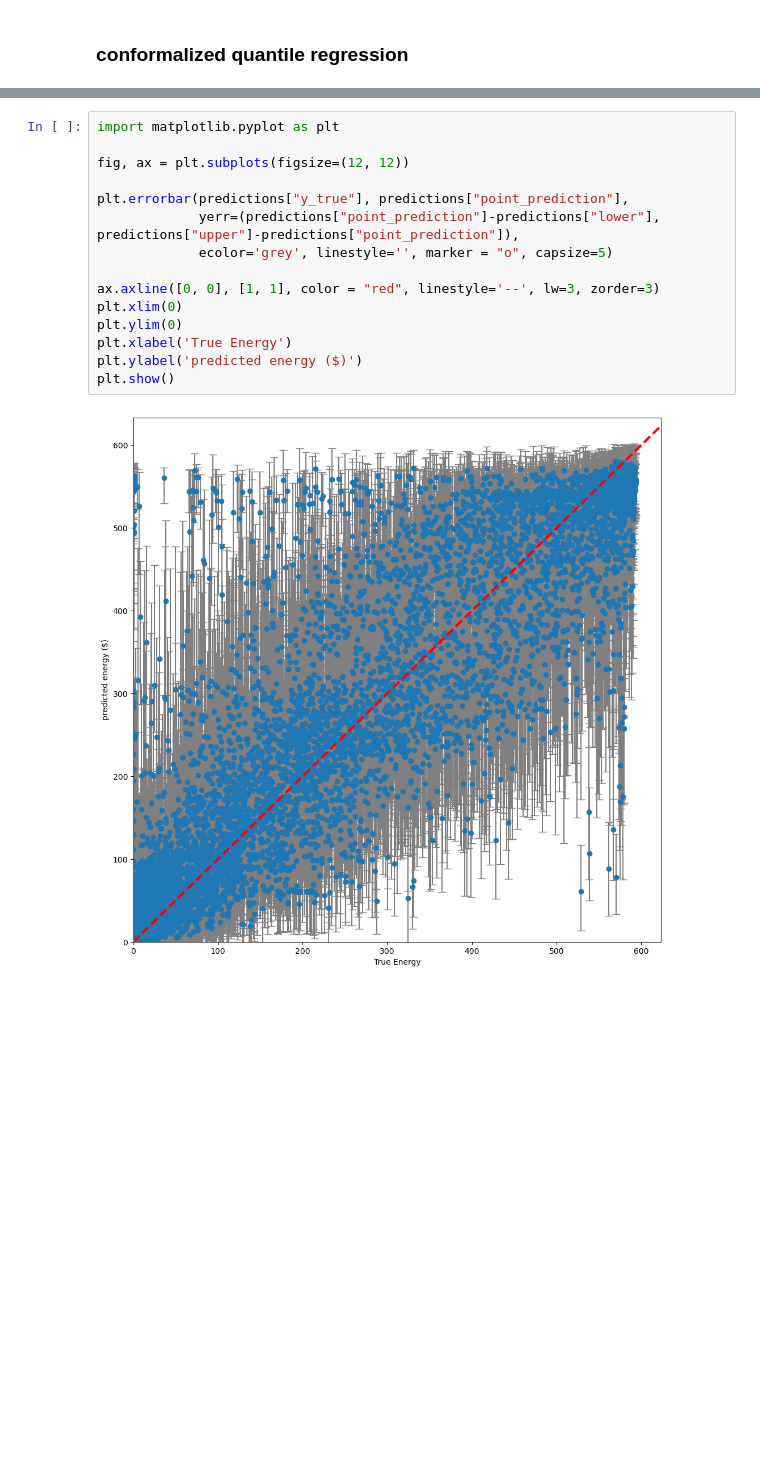
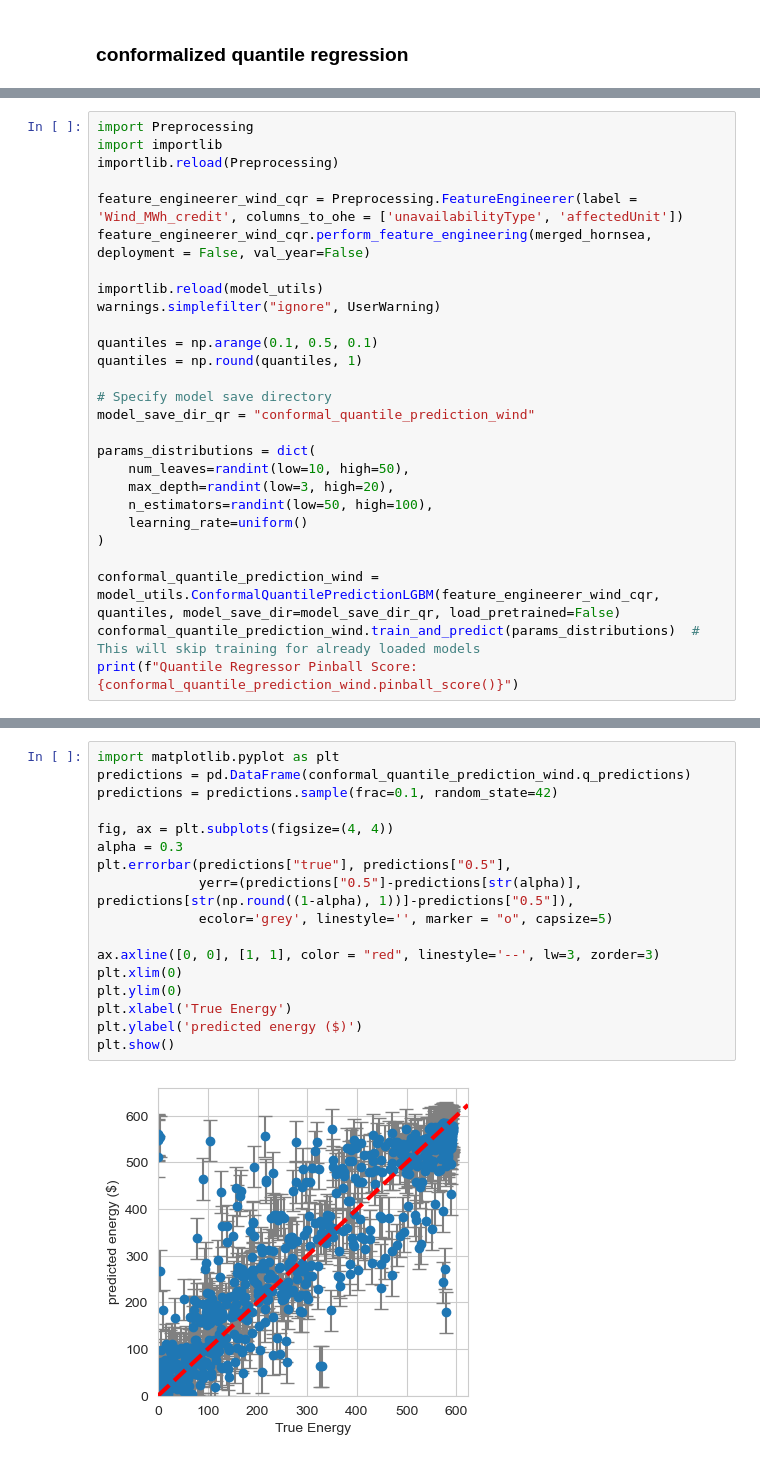
Before and after one commit to av1c3nna/awp2, a Jupyter notebook: code/model_training.ipynb, the cells around one changed output, grey strips where cells are left out. Cells and saved outputs as stored; diff of their text form; blank space fills up the shorter version.

Commit message:
added conformal quantile prediction to class

```diff
--- a/code/model_training.ipynb
+++ b/code/model_training.ipynb
@@ -442,0 +378,27 @@ for qu in quantiles:
+# %%
+import Preprocessing
+import importlib
+importlib.reload(Preprocessing)
+
+feature_engineerer_wind_cqr = Preprocessing.FeatureEngineerer(label = 'Wind_MWh_credit', columns_to_ohe = ['unavailabilityType', 'affectedUnit'])
+feature_engineerer_wind_cqr.perform_feature_engineering(merged_hornsea, deployment = False, val_year=False)
+
+importlib.reload(model_utils)
+warnings.simplefilter("ignore", UserWarning)
+
+quantiles = np.arange(0.1, 0.5, 0.1)
+quantiles = np.round(quantiles, 1)
+
+# Specify model save directory
+model_save_dir_qr = "conformal_quantile_prediction_wind"
+
+params_distributions = dict(
+    num_leaves=randint(low=10, high=50),
+    max_depth=randint(low=3, high=20),
+    n_estimators=randint(low=50, high=100),
+    learning_rate=uniform()
+)
+
+conformal_quantile_prediction_wind = model_utils.ConformalQuantilePredictionLGBM(feature_engineerer_wind_cqr, quantiles, model_save_dir=model_save_dir_qr, load_pretrained=False)
+conformal_quantile_prediction_wind.train_and_predict(params_distributions)  # This will skip training for already loaded models
+print(f"Quantile Regressor Pinball Score: {conformal_quantile_prediction_wind.pinball_score()}")
@@ -472,17 +463,19 @@ predictions
 # %%
 import matplotlib.pyplot as plt
+predictions = pd.DataFrame(conformal_quantile_prediction_wind.q_predictions)
+predictions = predictions.sample(frac=0.1, random_state=42)
 
-fig, ax = plt.subplots(figsize=(12, 12))
-
-plt.errorbar(predictions["y_true"], predictions["point_prediction"],
-             yerr=(predictions["point_prediction"]-predictions["lower"], predictions["upper"]-predictions["point_prediction"]),
+fig, ax = plt.subplots(figsize=(4, 4))
+alpha = 0.3
+plt.errorbar(predictions["true"], predictions["0.5"],
+             yerr=(predictions["0.5"]-predictions[str(alpha)], predictions[str(np.round((1-alpha), 1))]-predictions["0.5"]),
              ecolor='grey', linestyle='', marker = "o", capsize=5)
 
 ax.axline([0, 0], [1, 1], color = "red", linestyle='--', lw=3, zorder=3)
 plt.xlim(0)
 plt.ylim(0)
 plt.xlabel('True Energy')
 plt.ylabel('predicted energy ($)')
 plt.show()
 # %% [output]
-[figure, old version]
+[figure, new version]
```
Also changed, not shown: parts of 23 cells of this notebook, 1 other file.
